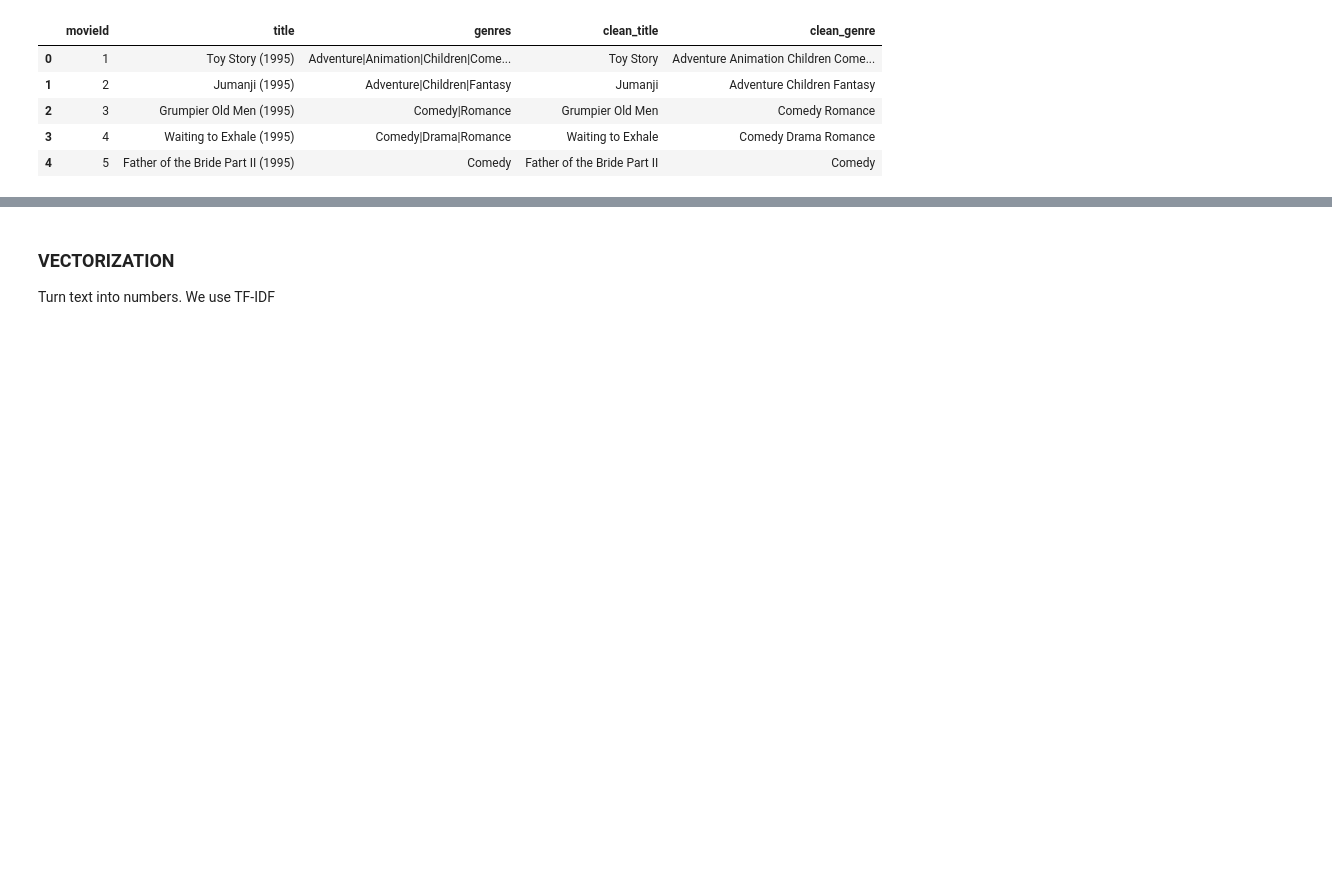
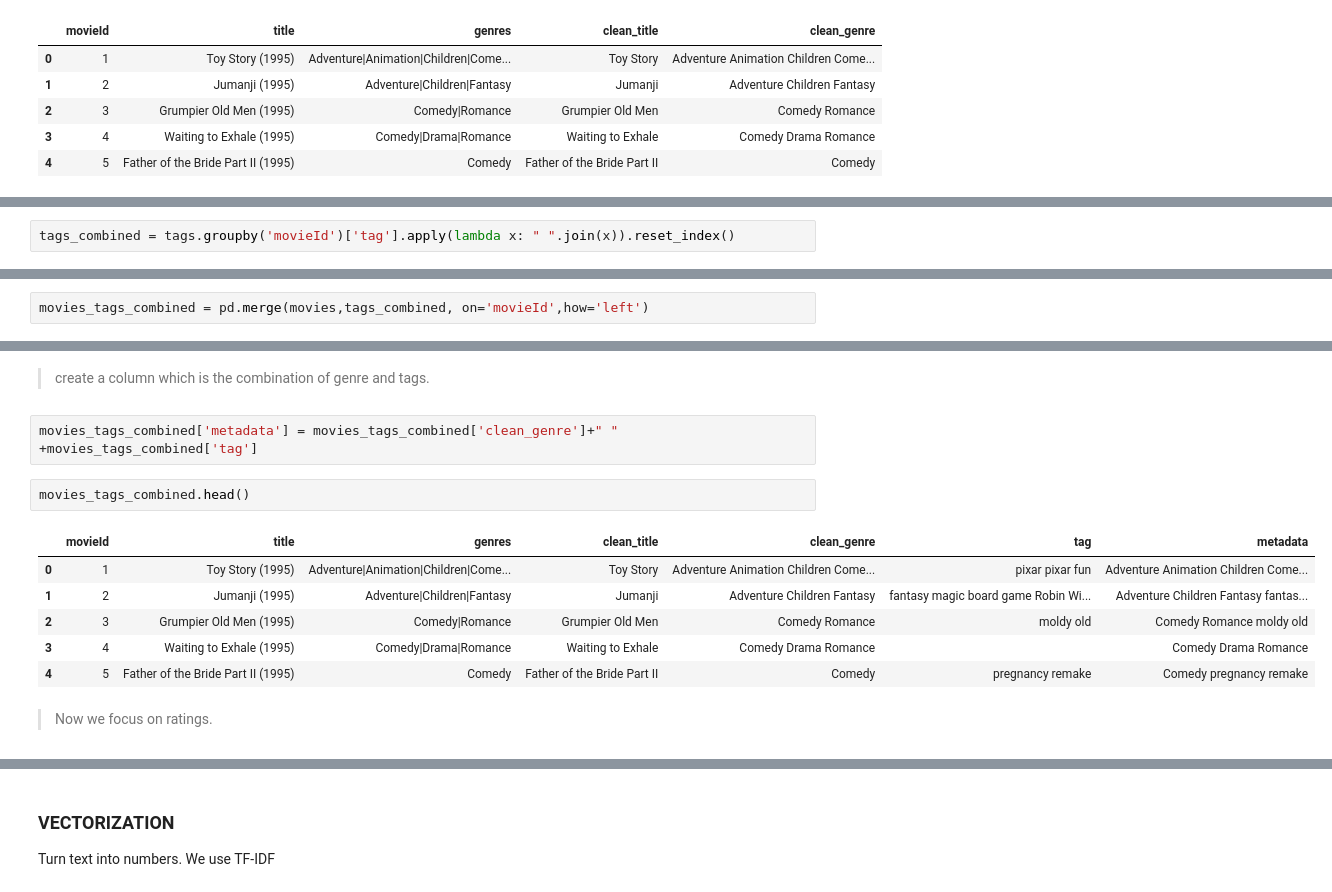
Before and after one commit to C4naryS0ck/movie-recommender, a Jupyter notebook: phase-1.ipynb, the cells around one changed output, grey strips where cells are left out. Cells and saved outputs as stored; diff of their text form; blank space fills up the shorter version.

```diff
--- a/phase-1.ipynb
+++ b/phase-1.ipynb
@@ -112,0 +90,2 @@ movies.head()
+# %%
+tags_combined = tags.groupby('movieId')['tag'].apply(lambda x: " ".join(x)).reset_index()
@@ -112,0 +119,2 @@ movies.head()
+# %%
+movies_tags_combined = pd.merge(movies,tags_combined, on='movieId',how='left')
@@ -112,0 +152,15 @@ movies.head()
+# %% [markdown]
+> create a column which is the combination of genre and tags.
+# %%
+movies_tags_combined['metadata'] = movies_tags_combined['clean_genre']+" " +movies_tags_combined['tag']
+# %%
+movies_tags_combined.head()
+# %% [output]
+|  | movieId | title | genres | clean_title | clean_genre | tag | metadata |
+| 0 | 1 | Toy Story (1995) | Adventure|Animation|Children|Come... | Toy Story | Adventure Animation Children Come... | pixar pixar fun | Adventure Animation Children Come... |
+| 1 | 2 | Jumanji (1995) | Adventure|Children|Fantasy | Jumanji | Adventure Children Fantasy | fantasy magic board game Robin Wi... | Adventure Children Fantasy fantas... |
+| 2 | 3 | Grumpier Old Men (1995) | Comedy|Romance | Grumpier Old Men | Comedy Romance | moldy old | Comedy Romance moldy old |
+| 3 | 4 | Waiting to Exhale (1995) | Comedy|Drama|Romance | Waiting to Exhale | Comedy Drama Romance |  | Comedy Drama Romance |
+| 4 | 5 | Father of the Bride Part II (1995) | Comedy | Father of the Bride Part II | Comedy | pregnancy remake | Comedy pregnancy remake |
+# %% [markdown]
+> Now we focus on ratings.
```
Also changed, not shown: parts of 41 cells of this notebook.
